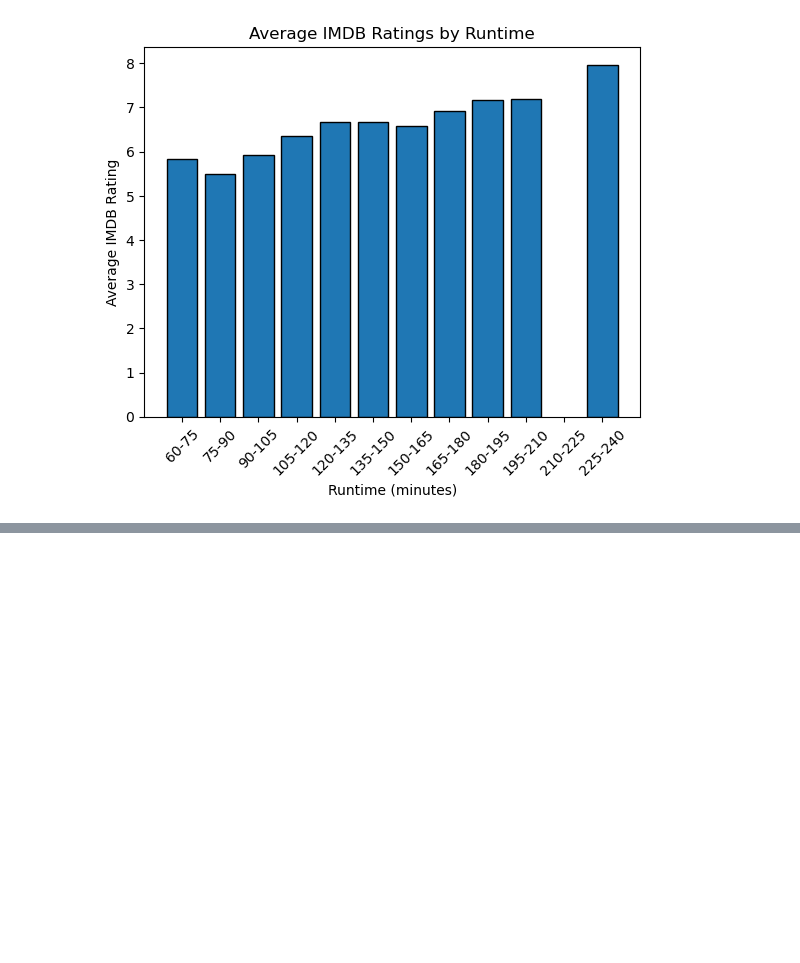
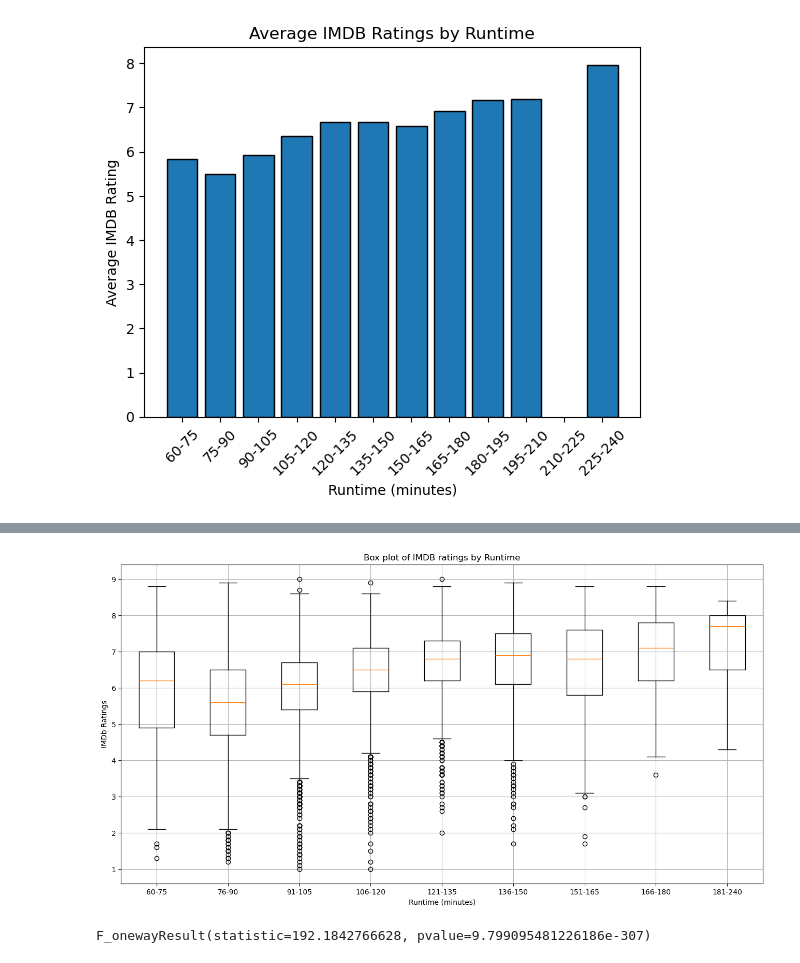
Before and after one commit to donoh160/project1_movieratings, a Jupyter notebook: zach_code.ipynb, the cells around one changed output, grey strips where cells are left out. Saved outputs shown, nothing was run; the diff lists cells and outputs as text; code cells hidden in the pictures; blank space fills up the shorter version.

```diff
--- a/zach_code.ipynb
+++ b/zach_code.ipynb
@@ -140,0 +274,32 @@ stats.f_oneway(group0, group1, group2, group3, group4, group5, group6, group7, g
+# %%
+#put all groups into one list
+ratings_groups = [
+    alt_group0,
+    alt_group1,
+    alt_group2,
+    alt_group3,
+    alt_group4,
+    alt_group5,
+    alt_group6,
+    alt_group7,
+    alt_group8
+]
+#create boxplot
+plt.figure(figsize=(16,8))
+plt.boxplot(ratings_groups, labels=[
+    '60-75', '76-90', '91-105', '106-120',
+    '121-135', '136-150', '151-165', '166-180',
+    '181-240'
+])
+plt.title('Box plot of IMDB ratings by Runtime')
+plt.xlabel('Runtime (minutes)')
+plt.ylabel('IMDb Ratings')
+plt.grid(True)
+plt.show()
+# %% [output]
+[figure, added]
+# %%
+#run ANOVA test at p_value .05
+stats.f_oneway(alt_group0, alt_group1, alt_group2, alt_group3, alt_group4, alt_group5, alt_group6, alt_group7, alt_group8)
+# %% [output]
+F_onewayResult(statistic=192.1842766628, pvalue=9.799095481226186e-307)
```
Also changed, not shown: parts of 17 cells of this notebook.
